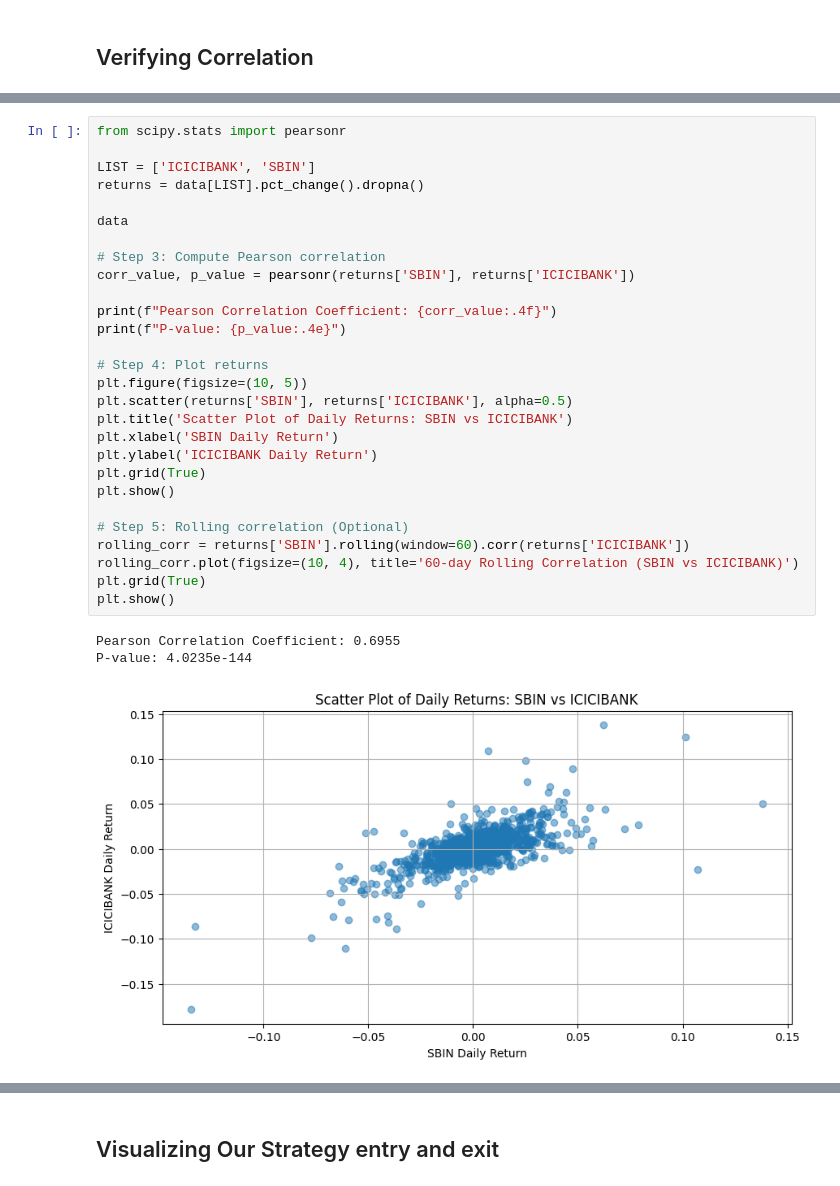
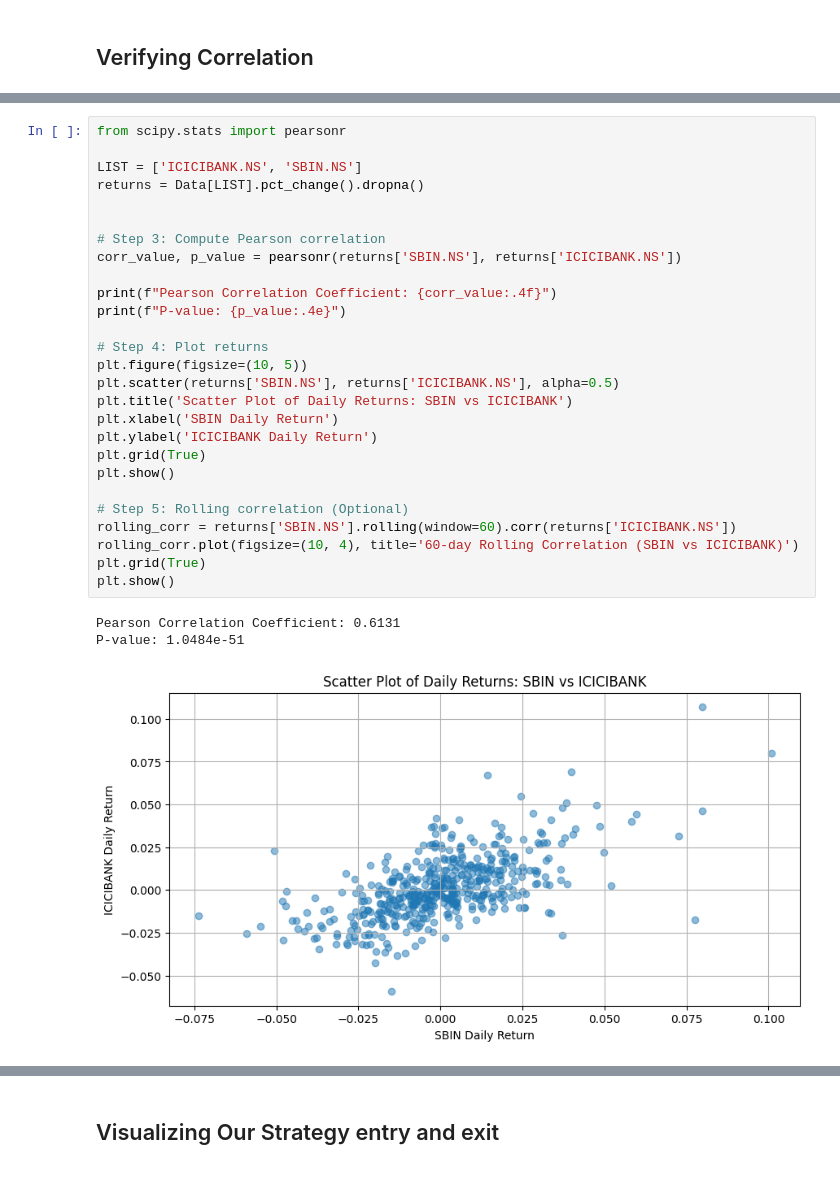
Before and after one commit to r0hit91314/Statistical_Arbitrage_PairTrading, a Jupyter notebook: code.ipynb, the cells around one changed output, grey strips where cells are left out. Cells and saved outputs as stored; diff of their text form.

```diff
--- a/code.ipynb
+++ b/code.ipynb
@@ -90,32 +92,31 @@ plt.show()
 # %%
 from scipy.stats import pearsonr
 
-LIST = ['ICICIBANK', 'SBIN']
-returns = data[LIST].pct_change().dropna()
+LIST = ['ICICIBANK.NS', 'SBIN.NS']
+returns = Data[LIST].pct_change().dropna()
 
-data
 
 # Step 3: Compute Pearson correlation
-corr_value, p_value = pearsonr(returns['SBIN'], returns['ICICIBANK'])
+corr_value, p_value = pearsonr(returns['SBIN.NS'], returns['ICICIBANK.NS'])
 
 print(f"Pearson Correlation Coefficient: {corr_value:.4f}")
 print(f"P-value: {p_value:.4e}")
 
 # Step 4: Plot returns
 plt.figure(figsize=(10, 5))
-plt.scatter(returns['SBIN'], returns['ICICIBANK'], alpha=0.5)
+plt.scatter(returns['SBIN.NS'], returns['ICICIBANK.NS'], alpha=0.5)
 plt.title('Scatter Plot of Daily Returns: SBIN vs ICICIBANK')
 plt.xlabel('SBIN Daily Return')
 plt.ylabel('ICICIBANK Daily Return')
 plt.grid(True)
 plt.show()
 
 # Step 5: Rolling correlation (Optional)
-rolling_corr = returns['SBIN'].rolling(window=60).corr(returns['ICICIBANK'])
+rolling_corr = returns['SBIN.NS'].rolling(window=60).corr(returns['ICICIBANK.NS'])
 rolling_corr.plot(figsize=(10, 4), title='60-day Rolling Correlation (SBIN vs ICICIBANK)')
 plt.grid(True)
 plt.show()
 # %% [output]
-Pearson Correlation Coefficient: 0.6955
-P-value: 4.0235e-144
+Pearson Correlation Coefficient: 0.6131
+P-value: 1.0484e-51
-[figure, old version]
+[figure, new version]
```
Also changed, not shown: parts of 10 cells of this notebook.
